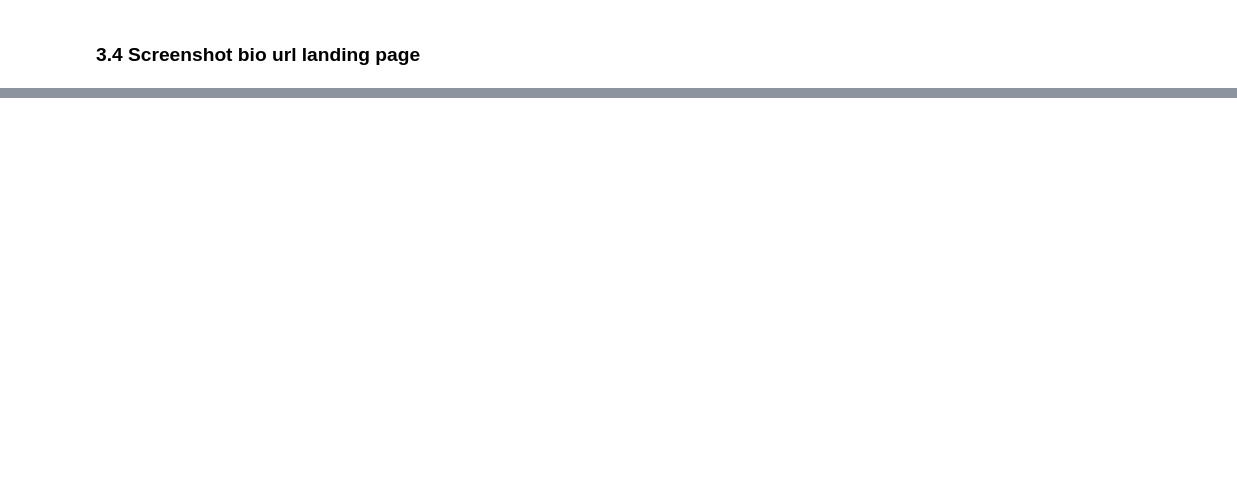
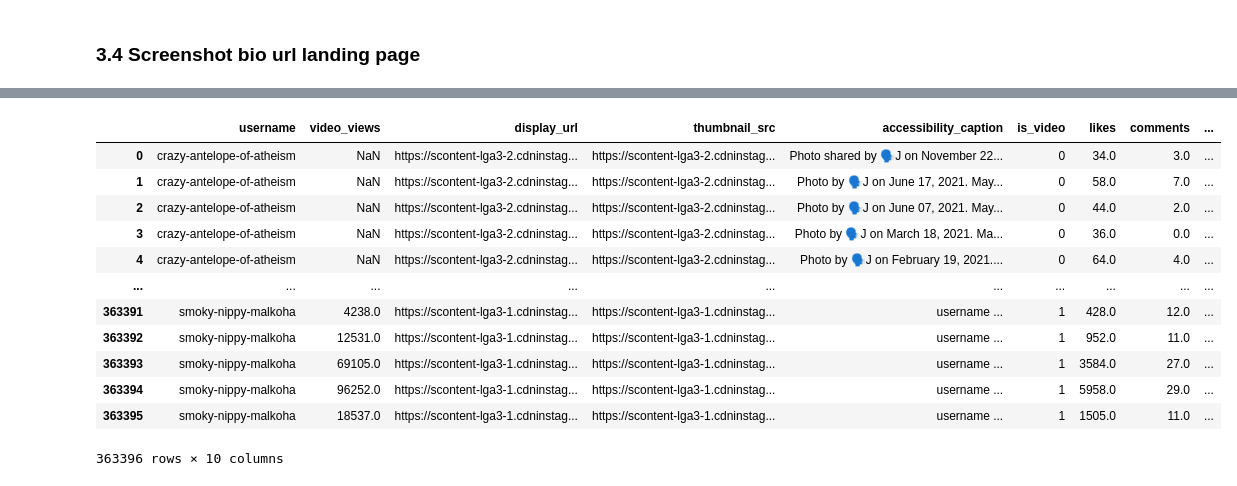
Before and after one commit to marclelamy/instagram_bot_classification, a Jupyter notebook: 1_data_collection.ipynb, the cells around one changed output, grey strips where cells are left out. Cells and saved outputs as stored; diff of their text form; code cells hidden in the pictures; blank space fills up the shorter version.

```diff
--- a/1_data_collection.ipynb
+++ b/1_data_collection.ipynb
@@ -342,0 +338,14 @@ for username, external_url in tqdm(df_user_urls.values):
+# %%
+from coolname import generate_slug
+
+# Loading all dfs and creating a list of it
+df_comments = pd.read_sql_query('select * from comments', con)
+df_users = pd.read_sql_query('select * from users', con)
+df_last_12_posts = pd.read_sql_query('select * from last_12_posts', con)
+all_dfs = [df_comments, df_users, df_last_12_posts]
+
+# List all usernames
+all_usernames = [username for df in all_dfs for username in df['username']]
+print(len(all_usernames))
+all_usernames = list(set(all_usernames))
+print(len(all_usernames))
@@ -342,0 +390,16 @@ for username, external_url in tqdm(df_user_urls.values):
+# %%
+df_last_12_posts
+# %% [output]
+|  | username | video_views | display_url | thumbnail_src | accessibility_caption | is_video | likes | comments | ... |
+| 0 | crazy-antelope-of-atheism | NaN | https://scontent-lga3-2.cdninstag... | https://scontent-lga3-2.cdninstag... | Photo shared by 🗣J on November 22... | 0 | 34.0 | 3.0 | ... |
+| 1 | crazy-antelope-of-atheism | NaN | https://scontent-lga3-2.cdninstag... | https://scontent-lga3-2.cdninstag... | Photo by 🗣J on June 17, 2021. May... | 0 | 58.0 | 7.0 | ... |
+| 2 | crazy-antelope-of-atheism | NaN | https://scontent-lga3-2.cdninstag... | https://scontent-lga3-2.cdninstag... | Photo by 🗣J on June 07, 2021. May... | 0 | 44.0 | 2.0 | ... |
+| 3 | crazy-antelope-of-atheism | NaN | https://scontent-lga3-2.cdninstag... | https://scontent-lga3-2.cdninstag... | Photo by 🗣J on March 18, 2021. Ma... | 0 | 36.0 | 0.0 | ... |
+| 4 | crazy-antelope-of-atheism | NaN | https://scontent-lga3-2.cdninstag... | https://scontent-lga3-2.cdninstag... | Photo by 🗣J on February 19, 2021.... | 0 | 64.0 | 4.0 | ... |
+| ... | ... | ... | ... | ... | ... | ... | ... | ... | ... |
+| 363391 | smoky-nippy-malkoha | 4238.0 | https://scontent-lga3-1.cdninstag... | https://scontent-lga3-1.cdninstag... | username ... | 1 | 428.0 | 12.0 | ... |
+| 363392 | smoky-nippy-malkoha | 12531.0 | https://scontent-lga3-1.cdninstag... | https://scontent-lga3-1.cdninstag... | username ... | 1 | 952.0 | 11.0 | ... |
+| 363393 | smoky-nippy-malkoha | 69105.0 | https://scontent-lga3-1.cdninstag... | https://scontent-lga3-1.cdninstag... | username ... | 1 | 3584.0 | 27.0 | ... |
+| 363394 | smoky-nippy-malkoha | 96252.0 | https://scontent-lga3-1.cdninstag... | https://scontent-lga3-1.cdninstag... | username ... | 1 | 5958.0 | 29.0 | ... |
+| 363395 | smoky-nippy-malkoha | 18537.0 | https://scontent-lga3-1.cdninstag... | https://scontent-lga3-1.cdninstag... | username ... | 1 | 1505.0 | 11.0 | ... |
+363396 rows × 10 columns
```
Also changed, not shown: parts of 13 cells of this notebook, 6 other files.
